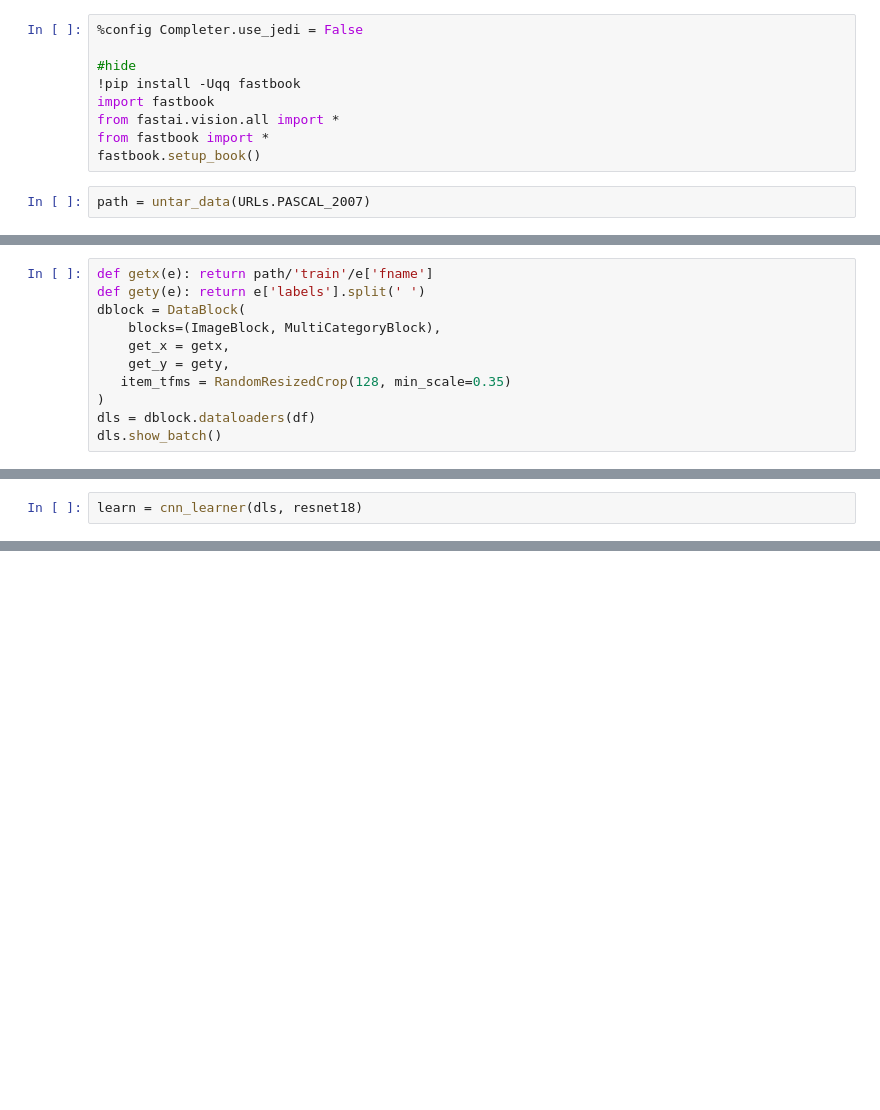
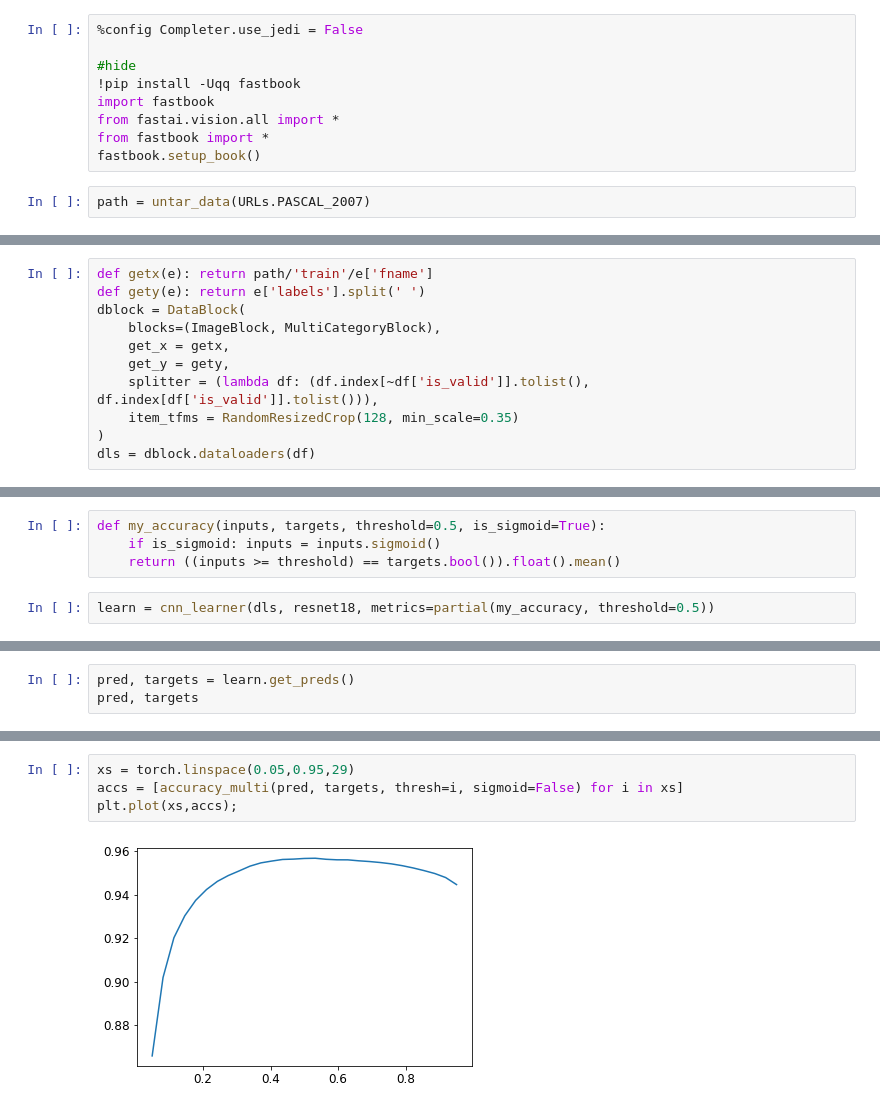
Before and after one commit to artkpv/fastbook, a Jupyter notebook: 06_multicat_rep.ipynb, the cells around one changed output, grey strips where cells are left out. Drawn from its saved outputs; the diff is of its cells as text; blank space fills up the shorter version.

```diff
--- a/06_multicat_rep.ipynb
+++ b/06_multicat_rep.ipynb
@@ -26,7 +26,7 @@ dblock = DataBlock(
     blocks=(ImageBlock, MultiCategoryBlock),
     get_x = getx,
     get_y = gety,
-   item_tfms = RandomResizedCrop(128, min_scale=0.35)
+    splitter = (lambda df: (df.index[~df['is_valid']].tolist(), df.index[df['is_valid']].tolist())),
+    item_tfms = RandomResizedCrop(128, min_scale=0.35)
 )
 dls = dblock.dataloaders(df)
-dls.show_batch()
@@ -35,2 +37,6 @@ dls.show_batch()
+# %%
+def my_accuracy(inputs, targets, threshold=0.5, is_sigmoid=True):
+    if is_sigmoid: inputs = inputs.sigmoid()
+    return ((inputs >= threshold) == targets.bool()).float().mean()
 # %%
-learn = cnn_learner(dls, resnet18)
+learn = cnn_learner(dls, resnet18, metrics=partial(my_accuracy, threshold=0.5))
@@ -42,0 +62,3 @@ torch.Size([64, 20])
+# %%
+pred, targets = learn.get_preds()
+pred, targets
@@ -42,0 +87,6 @@ torch.Size([64, 20])
+# %%
+xs = torch.linspace(0.05,0.95,29)
+accs = [accuracy_multi(pred, targets, thresh=i, sigmoid=False) for i in xs]
+plt.plot(xs,accs);
+# %% [output]
+[figure, added]
```
Also changed, not shown: parts of 11 cells of this notebook, 8 other files.
